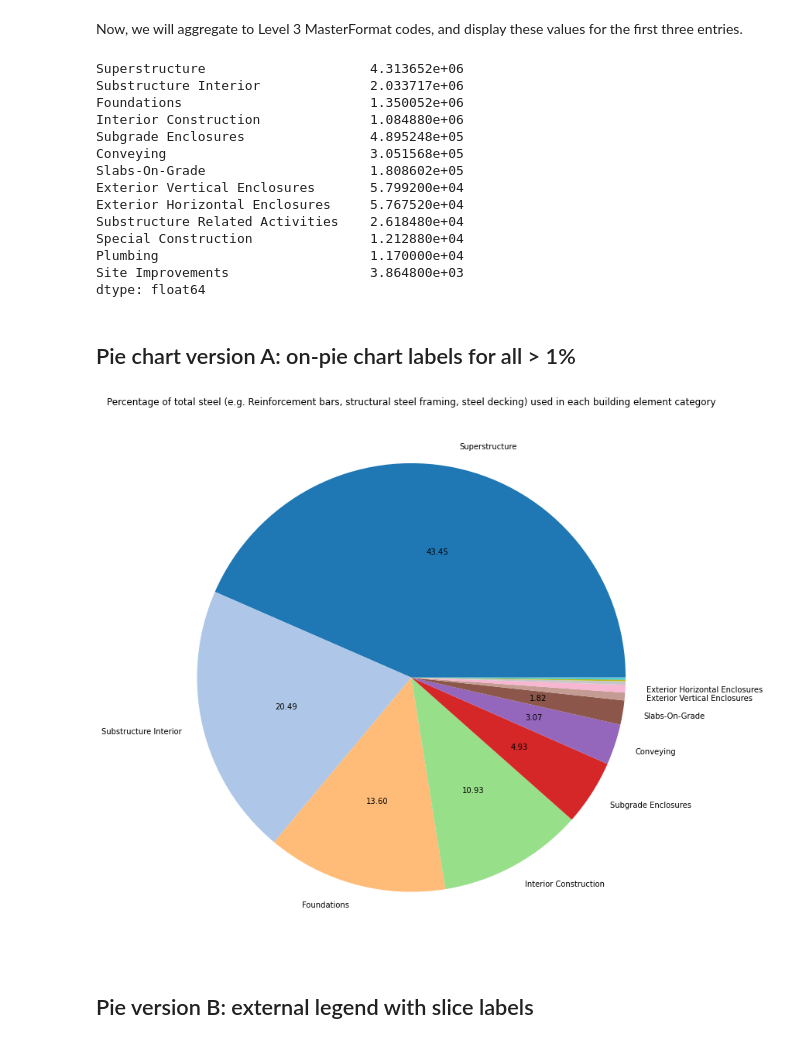
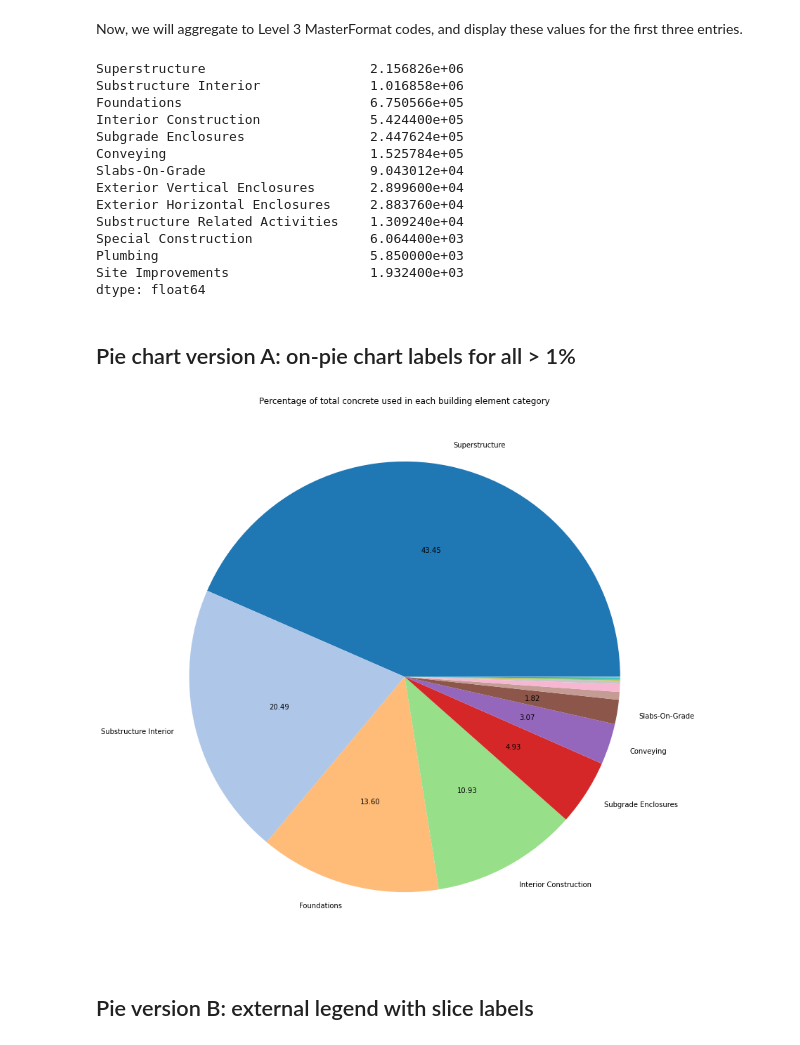
Before and after one commit to alexwolson/A-Construction-Classification-System-Database-for-Understanding-Resource-Use-in-Buildings, a Jupyter notebook: Sample Code/Sample.ipynb, the cells around one changed output. Saved outputs shown, nothing was run; the diff lists cells and outputs as text; code cells hidden in the pictures.

```diff
--- a/Sample Code/Sample.ipynb
+++ b/Sample Code/Sample.ipynb
@@ -44,3 +23,6 @@ df
+# %%
+f = lambda x: x if x[-2] != '.' else x.rsplit('.',1)[0]
+df = pd.concat([df[headings],df[[c for c in df.columns if 'kg' in c]].groupby(f,axis=1).mean()],axis=1)
 # %%
 name_conversion = pd.read_csv('name_conversion.csv')
 building_name_conversion = pd.read_csv('building_type_name_conversion.csv')
@@ -142,33 +124,33 @@ concrete_df = df[cols].groupby(f,axis=1).sum()
 # %%
 concrete_df.mean().sort_values(ascending=False)
 # %% [output]
-Superstructure                     4.313652e+06
-Substructure Interior              2.033717e+06
-Foundations                        1.350052e+06
-Interior Construction              1.084880e+06
-Subgrade Enclosures                4.895248e+05
-Conveying                          3.051568e+05
-Slabs-On-Grade                     1.808602e+05
-Exterior Vertical Enclosures       5.799200e+04
-Exterior Horizontal Enclosures     5.767520e+04
-Substructure Related Activities    2.618480e+04
-Special Construction               1.212880e+04
-Plumbing                           1.170000e+04
-Site Improvements                  3.864800e+03
+Superstructure                     2.156826e+06
+Substructure Interior              1.016858e+06
+Foundations                        6.750566e+05
+Interior Construction              5.424400e+05
+Subgrade Enclosures                2.447624e+05
+Conveying                          1.525784e+05
+Slabs-On-Grade                     9.043012e+04
+Exterior Vertical Enclosures       2.899600e+04
+Exterior Horizontal Enclosures     2.883760e+04
+Substructure Related Activities    1.309240e+04
+Special Construction               6.064400e+03
+Plumbing                           5.850000e+03
+Site Improvements                  1.932400e+03
 dtype: float64
 # %% [markdown]
 ## Pie chart version A: on-pie chart labels for all > 1%
 # %%
 def my_autopct(pct):
     return ('%.2f' % pct) if pct > 1 else ''
 to_plot = concrete_df.mean().sort_values(ascending=False)
 to_plot.plot.pie(figsize=(12,12),colormap='tab20',autopct=my_autopct,labels=[k if v > 30000 else '' for k,v in to_plot.items()])
 plt.ylabel('')
-plt.title('Percentage of total steel (e.g. Reinforcement bars, structural steel framing, steel decking) used in each building element category');
+plt.title('Percentage of total concrete used in each building element category');
 # plt.legend(loc='center left',bbox_to_anchor=(-0.20, 0.75));
 plt.tight_layout();
 # %% [output]
-[figure, old version]
+[figure, new version]
 # %% [markdown]
 ## Pie version B: external legend with slice labels
 # %%
```
Also changed, not shown: parts of 12 cells of this notebook, 6 other files.
